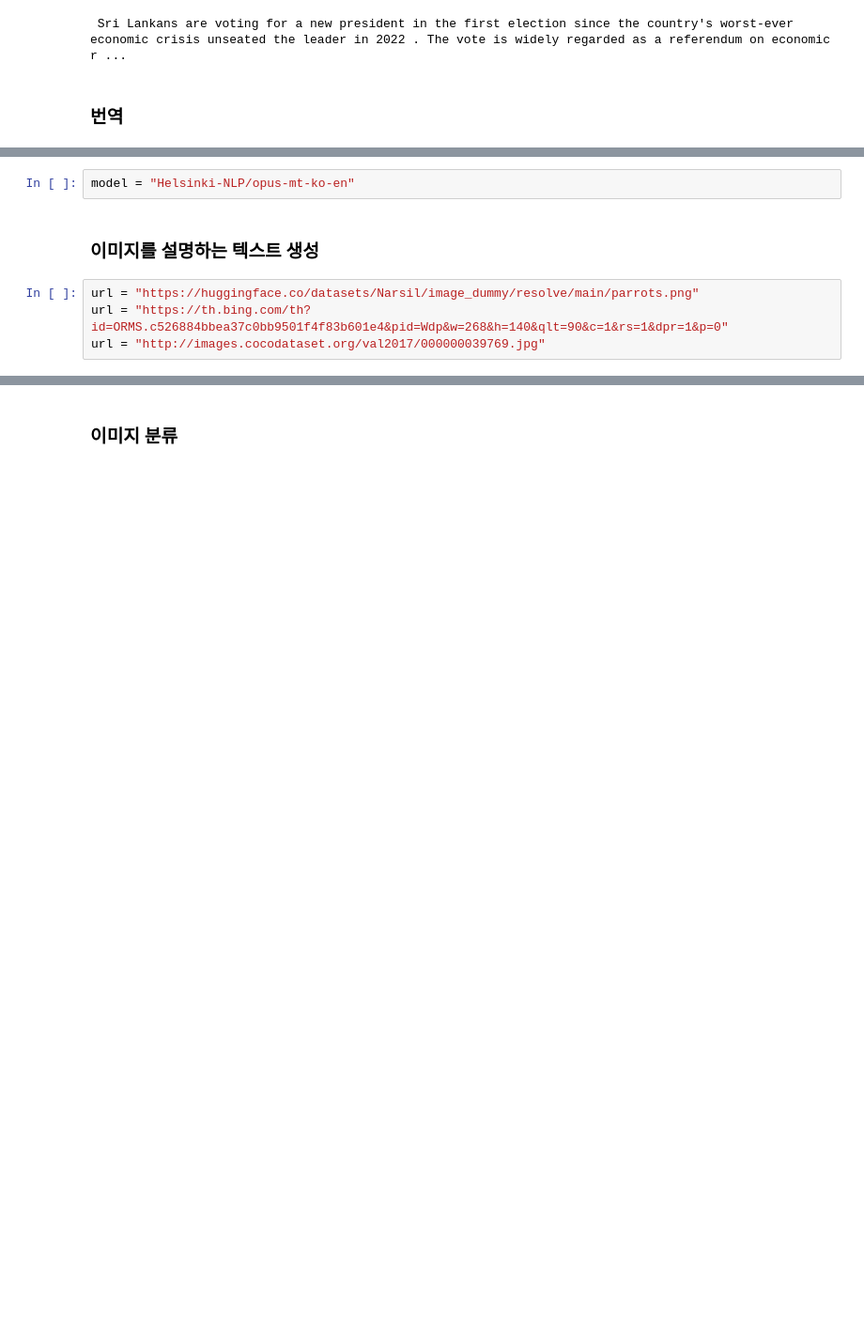
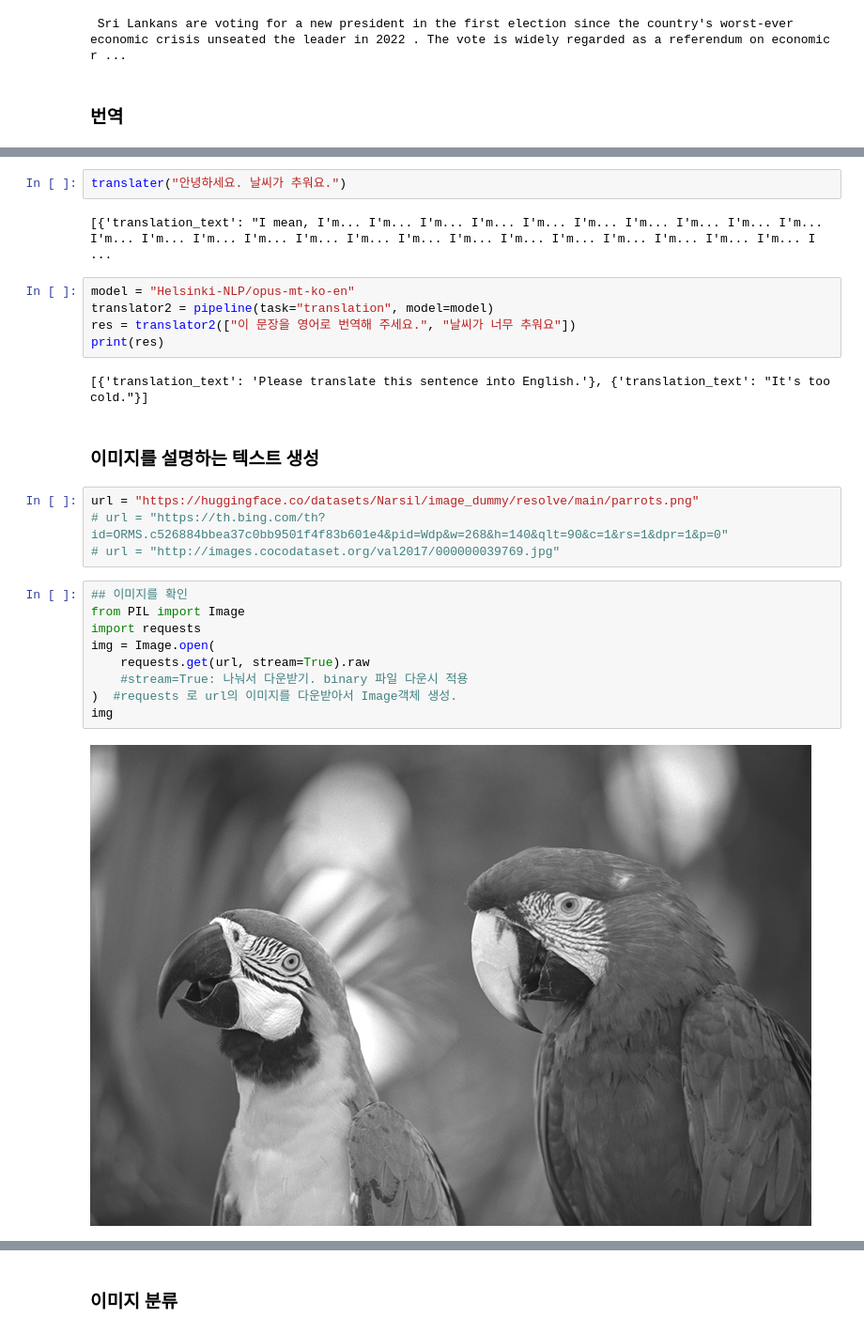
Before and after one commit to kgmyhGit/SKN06, a Jupyter notebook: 12_huggingface_transfomers/02_HuggingFace_pipeline.ipynb, the cells around one changed output, grey strips where cells are left out. Shown at 94% size. Cells and saved outputs as stored; diff of their text form; blank space fills up the shorter version.

```diff
--- a/12_huggingface_transfomers/02_HuggingFace_pipeline.ipynb
+++ b/12_huggingface_transfomers/02_HuggingFace_pipeline.ipynb
@@ -354,10 +362,30 @@ text = "Ce cours est produit par Hugging Face."
+# %%
+translater("안녕하세요. 날씨가 추워요.")
+# %% [output]
+[{'translation_text': "I mean, I'm... I'm... I'm... I'm... I'm... I'm... I'm... I'm... I'm... I'm... I'm... I'm... I'm... I'm... I'm... I'm... I'm... I'm... I'm... I'm... I'm... I'm... I'm... I'm... I ...
 # %%
 model = "Helsinki-NLP/opus-mt-ko-en"
+translator2 = pipeline(task="translation", model=model)
+res = translator2(["이 문장을 영어로 번역해 주세요.", "날씨가 너무 추워요"])
+print(res)
+# %% [output]
+[{'translation_text': 'Please translate this sentence into English.'}, {'translation_text': "It's too cold."}]
 # %% [markdown]
 ### 이미지를 설명하는 텍스트 생성
 # %%
 url = "https://huggingface.co/datasets/Narsil/image_dummy/resolve/main/parrots.png"
-url = "https://th.bing.com/th?id=ORMS.c526884bbea37c0bb9501f4f83b601e4&pid=Wdp&w=268&h=140&qlt=90&c=1&rs=1&dpr=1&p=0"
-url = "http://images.cocodataset.org/val2017/000000039769.jpg"
+# url = "https://th.bing.com/th?id=ORMS.c526884bbea37c0bb9501f4f83b601e4&pid=Wdp&w=268&h=140&qlt=90&c=1&rs=1&dpr=1&p=0"
+# url = "http://images.cocodataset.org/val2017/000000039769.jpg"
+# %%
+## 이미지를 확인
+from PIL import Image
+import requests
+img = Image.open(
+    requests.get(url, stream=True).raw
+    #stream=True: 나눠서 다운받기. binary 파일 다운시 적용
+)  #requests 로 url의 이미지를 다운받아서 Image객체 생성.
+img
+# %% [output]
+[figure, added]
 # %%
 model = "ydshieh/vit-gpt2-coco-en"
```
Also changed, not shown: parts of 15 cells of this notebook, 1 other file.
